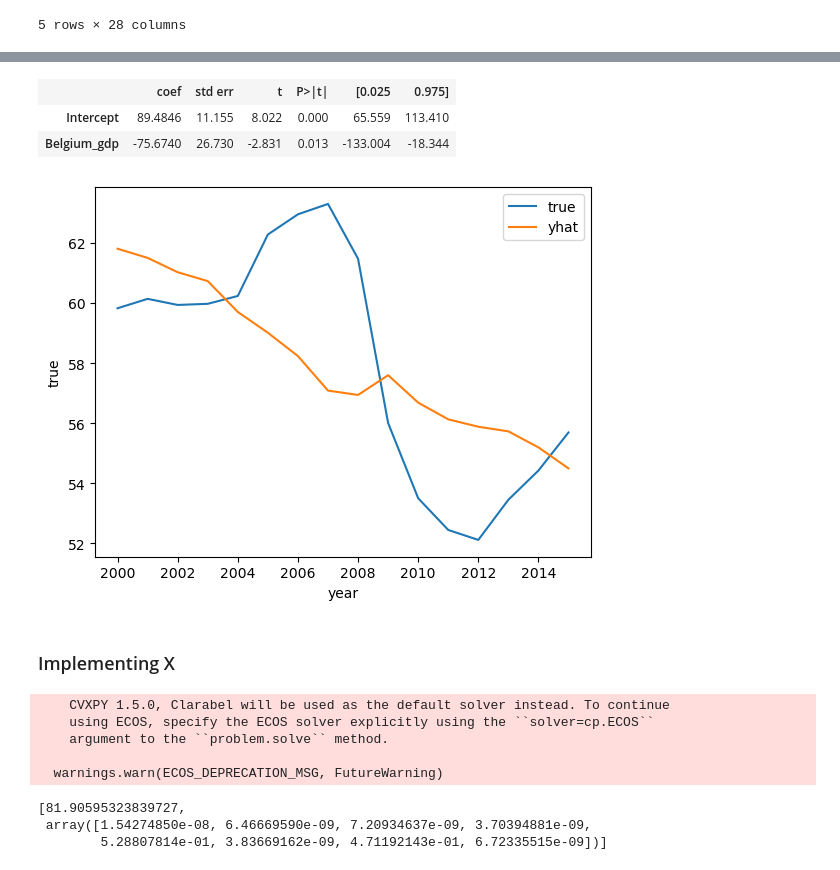
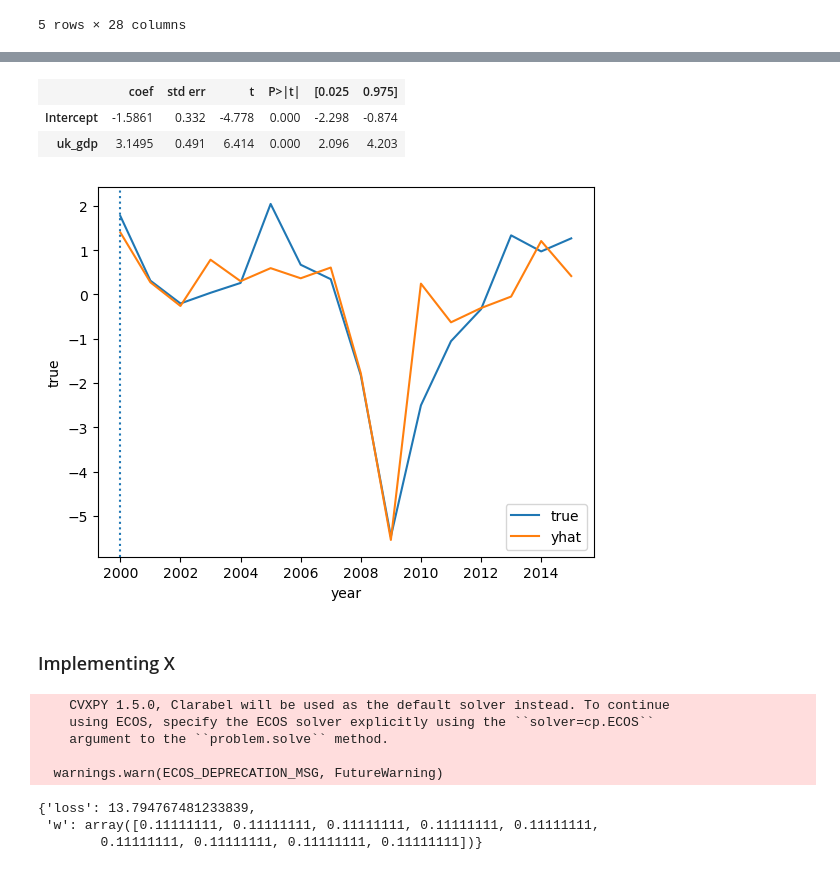
Before and after one commit to S3tuit/jup_lab, a Jupyter notebook: min_wage.ipynb, the cells around one changed output, grey strips where cells are left out. Saved outputs shown, nothing was run; the diff lists cells and outputs as text; code cells hidden in the pictures.

```diff
--- a/min_wage.ipynb
+++ b/min_wage.ipynb
@@ -236,0 +281,17 @@ gdp = gdp.rename(columns={old_c: new_c for old_c, new_c in zip(gdp.columns.to_li
+# %%
+# In case something goes wrong
+
+gdp2 = gdp.copy()
+# %%
+# Calculate the yearly change
+
+try:
+    gdp.drop(columns=[1989,1990, 1991], inplace=True)
+except:
+    pass
+
+cols = gdp2.columns.to_list()[3:]
+for idx in range(1,len(cols)):
+    gdp[cols[idx]] = gdp2[cols[idx]] - gdp2[cols[idx-1]]
+
+gdp.head()
@@ -257,6 +332,7 @@ gdp = gdp.rename(columns={'United Kingdom_gdp':'uk_gdp'})
 # %%
-#Change datatypes
-gdp = gdp/1e12
+#Change datatypes to floats
+
+gdp = gdp/1e11 # decrease the scale
 
 for c in df.columns:
     df[c] = df[c].astype(float)
@@ -271,7 +347,7 @@ except:
 # %%
 import statsmodels.formula.api as smf
 
-c = 'Belgium_gdp'
+c = 'uk_gdp'
 
 df_reg = pd.merge(df[df.index >= 2000]['Ireland'], gdp[[c]], left_index=True, right_index=True)
 
@@ -280,19 +356,21 @@ result = smf.ols(f'Ireland ~ {c}', data=df_reg).fit()
 result.summary().tables[1]
 # %% [output]
 |  | coef | std err | t | P>|t| | [0.025 | 0.975] |
-| Intercept | 89.4846 | 11.155 | 8.022 | 0.000 | 65.559 | 113.410 |
-| Belgium_gdp | -75.6740 | 26.730 | -2.831 | 0.013 | -133.004 | -18.344 |
+| Intercept | -1.5861 | 0.332 | -4.778 | 0.000 | -2.298 | -0.874 |
+| uk_gdp | 3.1495 | 0.491 | 6.414 | 0.000 | 2.096 | 4.203 |
 # %%
 yhat = result.predict(df_reg[c])
 df_plot = pd.DataFrame({'year':df_reg.index, 'true':df_reg['Ireland'],
                         'yhat':yhat})
 
 fig, ax = plt.subplots()
 
 for i in ['true', 'yhat']:
     sns.lineplot(data=df_plot, x='year', y=i, label=i, ax=ax)
+
+plt.axvline(x=2000, linestyle=':');
 # %% [output]
-[figure, old version]
+[figure, new version]
 # %% [markdown]
 ### Implementing X
 # %%
@@ -316,22 +394,22 @@ def find_w_given_vs(vs, x_co_list, y_tr_pre):
     for year in x_co_list[0].index:
         X_times_v.loc[year, :] += x_co_list[1][year] * vs[1]
 
-    return X_times_v
+    model = SyntheticControl()
+    model.fit(X_times_v, y_tr_pre)
 
+    return {"loss": model.loss_, "w": model.w_}
 
-rndk = find_w_given_vs([1, 0],
+# When passing a weight of 0 for the new covariate,
+# the result is the same as before, hence, it's a good sign
+find_w_given_vs([0, 0.9],
                 [y_pre_co, x_pre_co],
                 y_pre_tr)
-
-model = SyntheticControl()
-model.fit(rndk, y_pre_tr)
-[model.loss_, model.w_]
 # %% [output]
     CVXPY 1.5.0, Clarabel will be used as the default solver instead. To continue
     using ECOS, specify the ECOS solver explicitly using the ``solver=cp.ECOS``
     argument to the ``problem.solve`` method.
 
   warnings.warn(ECOS_DEPRECATION_MSG, FutureWarning)
-[81.90595323839727,
- array([1.54274850e-08, 6.46669590e-09, 7.20934637e-09, 3.70394881e-09,
-        5.28807814e-01, 3.83669162e-09, 4.71192143e-01, 6.72335515e-09])]
+{'loss': 13.794767481233839,
+ 'w': array([0.11111111, 0.11111111, 0.11111111, 0.11111111, 0.11111111,
+        0.11111111, 0.11111111, 0.11111111, 0.11111111])}
```
Also changed, not shown: parts of 35 cells of this notebook.
